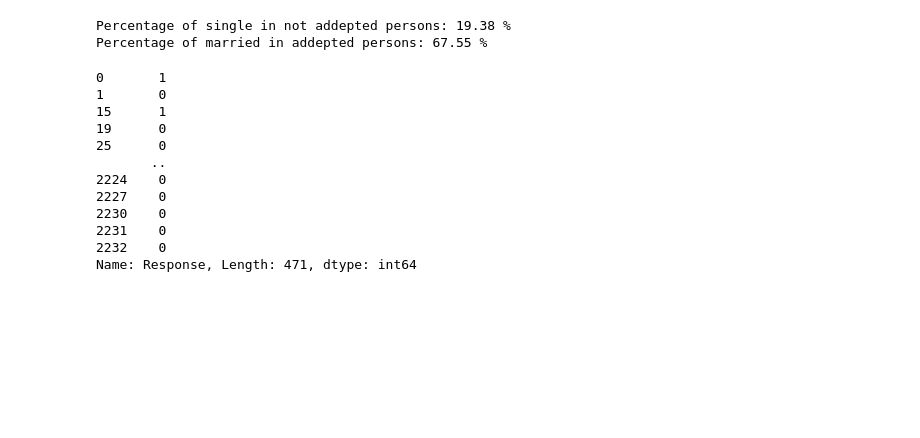
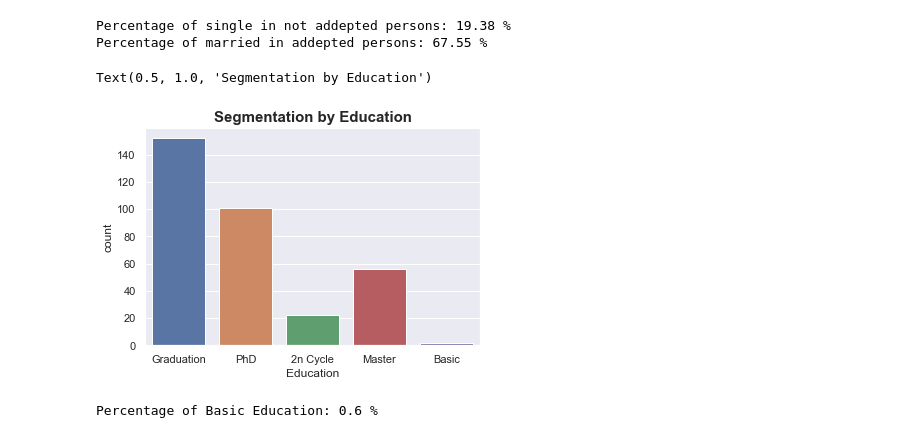
Before and after one commit to Gabrieleas10/ifood-data-business-analyst-test, a Jupyter notebook: data_analyst.ipynb, the cells around one changed output. Saved outputs shown, nothing was run; the diff lists cells and outputs as text; code cells hidden in the pictures; blank space fills up the shorter version.

```diff
--- a/data_analyst.ipynb
+++ b/data_analyst.ipynb
@@ -439,18 +440,13 @@ print('Percentage of married in addepted persons:',round(len(unresp[(unresp['Mar
 # %% [output]
 Percentage of single in not addepted persons: 19.38 %
 Percentage of married in addepted persons: 67.55 %
-# %%
-resp
-# %% [output]
-0       1
-1       0
-15      1
-19      0
-25      0
-       ..
-2224    0
-2227    0
-2230    0
-2231    0
-2232    0
-Name: Response, Length: 471, dtype: int64
+# %%
+ax=sns.countplot(data = resp , x='Education')
+ax.set_title('Segmentation by Education' , size =15 , weight = 'bold')
+# %% [output]
+Text(0.5, 1.0, 'Segmentation by Education')
+[figure, added]
+# %%
+print('Percentage of Basic Education:',round(len(resp[resp['Education'] == 'Basic']) / len(resp['Education'])*100,2),'%')
+# %% [output]
+Percentage of Basic Education: 0.6 %
```
Also changed, not shown: parts of 12 cells of this notebook.
